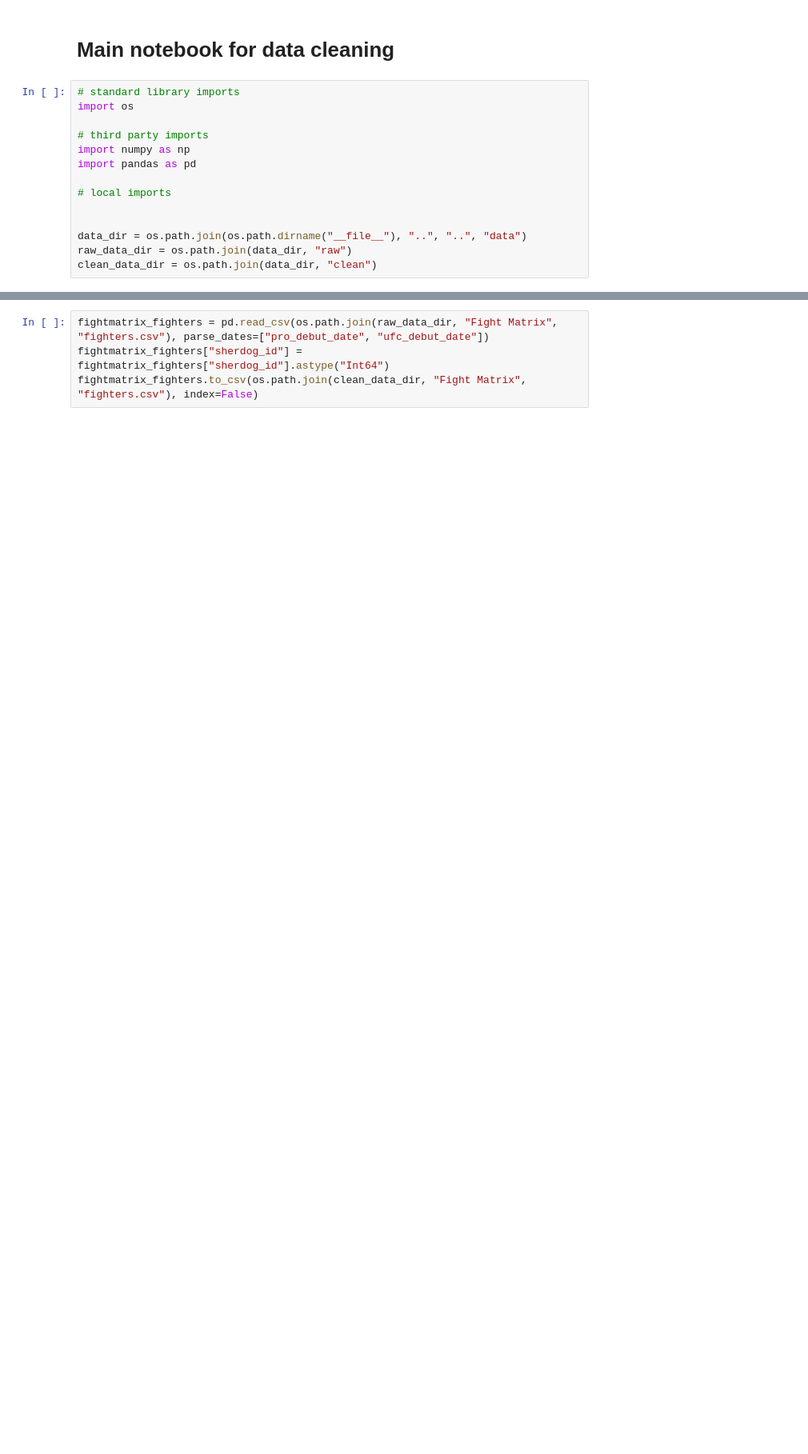
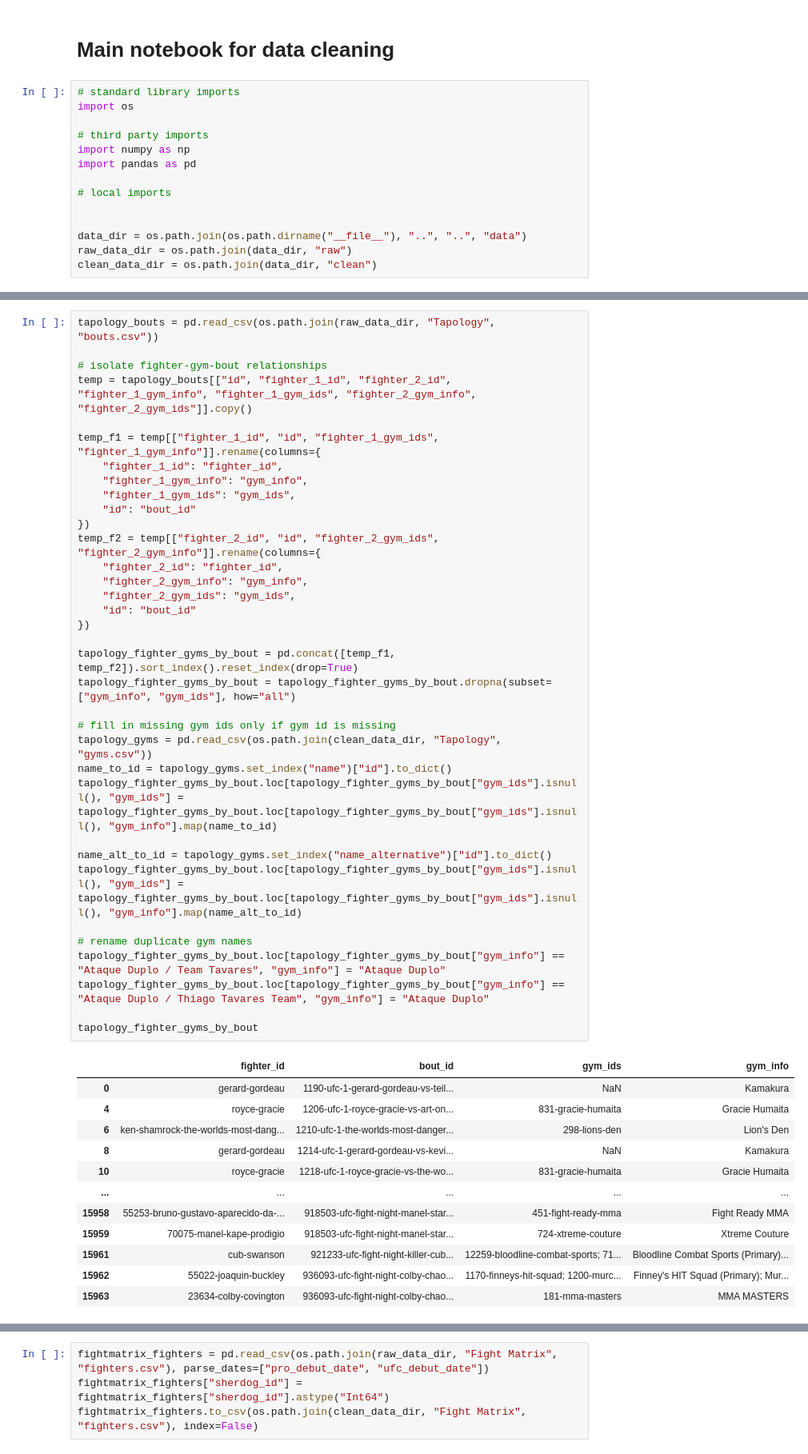
Before and after one commit to ehan03/yale-senior-thesis, a Jupyter notebook: notebooks/cleaning/clean_data.ipynb, the cells around one changed output, grey strips where cells are left out. Shown at 80% size. Drawn from its saved outputs; the diff is of its cells as text; blank space fills up the shorter version.

```diff
--- a/notebooks/cleaning_matching/clean_data.ipynb
+++ b/notebooks/cleaning/clean_data.ipynb
@@ -16,0 +303,48 @@ clean_data_dir = os.path.join(data_dir, "clean")
+# %%
+tapology_bouts = pd.read_csv(os.path.join(raw_data_dir, "Tapology", "bouts.csv"))
+
+# isolate fighter-gym-bout relationships
+temp = tapology_bouts[["id", "fighter_1_id", "fighter_2_id", "fighter_1_gym_info", "fighter_1_gym_ids", "fighter_2_gym_info", "fighter_2_gym_ids"]].copy()
+
+temp_f1 = temp[["fighter_1_id", "id", "fighter_1_gym_ids", "fighter_1_gym_info"]].rename(columns={
+    "fighter_1_id": "fighter_id",
+    "fighter_1_gym_info": "gym_info",
+    "fighter_1_gym_ids": "gym_ids",
+    "id": "bout_id"
+})
+temp_f2 = temp[["fighter_2_id", "id", "fighter_2_gym_ids", "fighter_2_gym_info"]].rename(columns={
+    "fighter_2_id": "fighter_id",
+    "fighter_2_gym_info": "gym_info",
+    "fighter_2_gym_ids": "gym_ids",
+    "id": "bout_id"
+})
+
+tapology_fighter_gyms_by_bout = pd.concat([temp_f1, temp_f2]).sort_index().reset_index(drop=True)
+tapology_fighter_gyms_by_bout = tapology_fighter_gyms_by_bout.dropna(subset=["gym_info", "gym_ids"], how="all")
+
+# fill in missing gym ids only if gym id is missing
+tapology_gyms = pd.read_csv(os.path.join(clean_data_dir, "Tapology", "gyms.csv"))
+name_to_id = tapology_gyms.set_index("name")["id"].to_dict()
+tapology_fighter_gyms_by_bout.loc[tapology_fighter_gyms_by_bout["gym_ids"].isnull(), "gym_ids"] = tapology_fighter_gyms_by_bout.loc[tapology_fighter_gyms_by_bout["gym_ids"].isnull(), "gym_info"].map(name_to_id)
+
+name_alt_to_id = tapology_gyms.set_index("name_alternative")["id"].to_dict()
+tapology_fighter_gyms_by_bout.loc[tapology_fighter_gyms_by_bout["gym_ids"].isnull(), "gym_ids"] = tapology_fighter_gyms_by_bout.loc[tapology_fighter_gyms_by_bout["gym_ids"].isnull(), "gym_info"].map(name_alt_to_id)
+
+# rename duplicate gym names
+tapology_fighter_gyms_by_bout.loc[tapology_fighter_gyms_by_bout["gym_info"] == "Ataque Duplo / Team Tavares", "gym_info"] = "Ataque Duplo"
+tapology_fighter_gyms_by_bout.loc[tapology_fighter_gyms_by_bout["gym_info"] == "Ataque Duplo / Thiago Tavares Team", "gym_info"] = "Ataque Duplo"
+
+tapology_fighter_gyms_by_bout
+# %% [output]
+|  | fighter_id | bout_id | gym_ids | gym_info |
+| 0 | gerard-gordeau | 1190-ufc-1-gerard-gordeau-vs-teil... | NaN | Kamakura |
+| 4 | royce-gracie | 1206-ufc-1-royce-gracie-vs-art-on... | 831-gracie-humaita | Gracie Humaita |
+| 6 | ken-shamrock-the-worlds-most-dang... | 1210-ufc-1-the-worlds-most-danger... | 298-lions-den | Lion's Den |
+| 8 | gerard-gordeau | 1214-ufc-1-gerard-gordeau-vs-kevi... | NaN | Kamakura |
+| 10 | royce-gracie | 1218-ufc-1-royce-gracie-vs-the-wo... | 831-gracie-humaita | Gracie Humaita |
+| ... | ... | ... | ... | ... |
+| 15958 | 55253-bruno-gustavo-aparecido-da-... | 918503-ufc-fight-night-manel-star... | 451-fight-ready-mma | Fight Ready MMA |
+| 15959 | 70075-manel-kape-prodigio | 918503-ufc-fight-night-manel-star... | 724-xtreme-couture | Xtreme Couture |
+| 15961 | cub-swanson | 921233-ufc-fight-night-killer-cub... | 12259-bloodline-combat-sports; 71... | Bloodline Combat Sports (Primary)... |
+| 15962 | 55022-joaquin-buckley | 936093-ufc-fight-night-colby-chao... | 1170-finneys-hit-squad; 1200-murc... | Finney's HIT Squad (Primary); Mur... |
+| 15963 | 23634-colby-covington | 936093-ufc-fight-night-colby-chao... | 181-mma-masters | MMA MASTERS |
```
Also changed, not shown: parts of 16 cells of this notebook, 8 other files.
